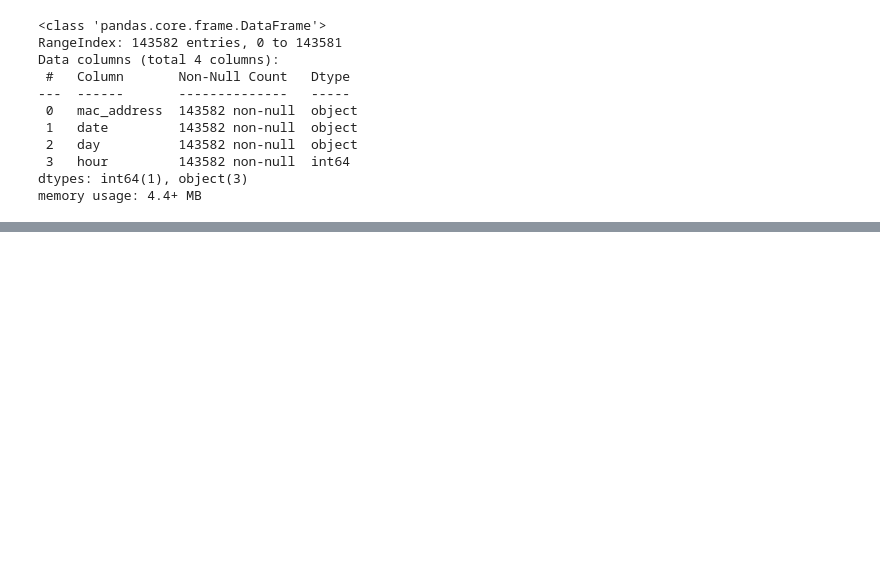
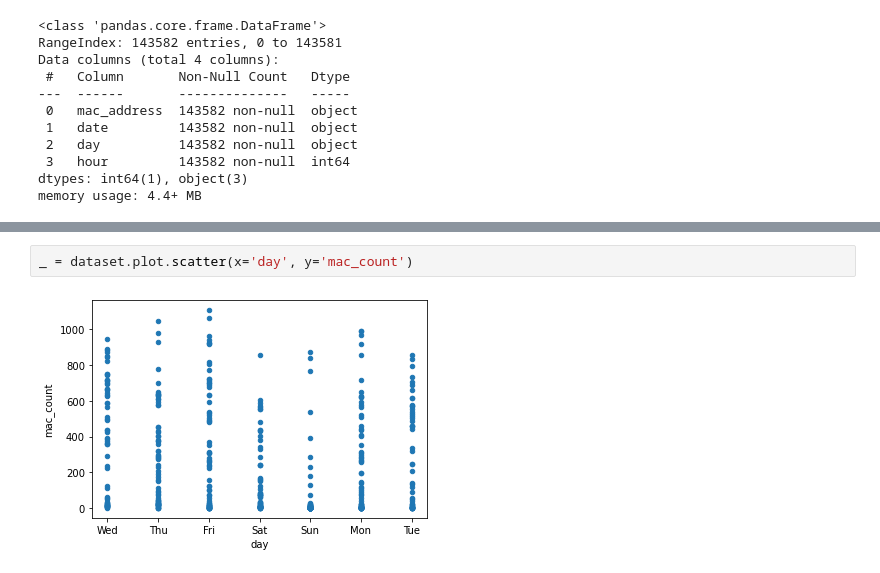
Before and after one commit to 30Massas/SA2022, a Jupyter notebook: predict_model.ipynb, the cells around one changed output, grey strips where cells are left out. Saved outputs shown, nothing was run; the diff lists cells and outputs as text; blank space fills up the shorter version.

```diff
--- a/predict_model.ipynb
+++ b/predict_model.ipynb
@@ -64,0 +307,4 @@ dataset['day_count'] = dataset.groupby(['day']).size()
+# %%
+_ = dataset.plot.scatter(x='day', y='mac_count')
+# %% [output]
+[figure, added]
```
Also changed, not shown: parts of 28 cells of this notebook, 1 other file.
